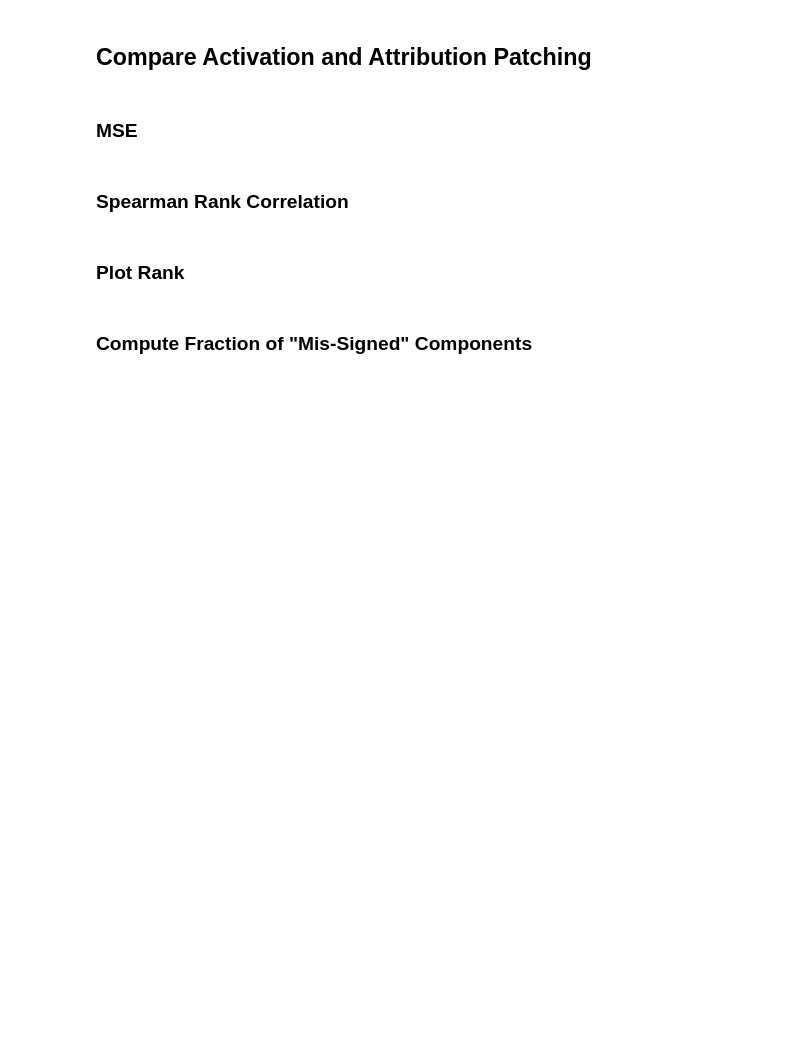
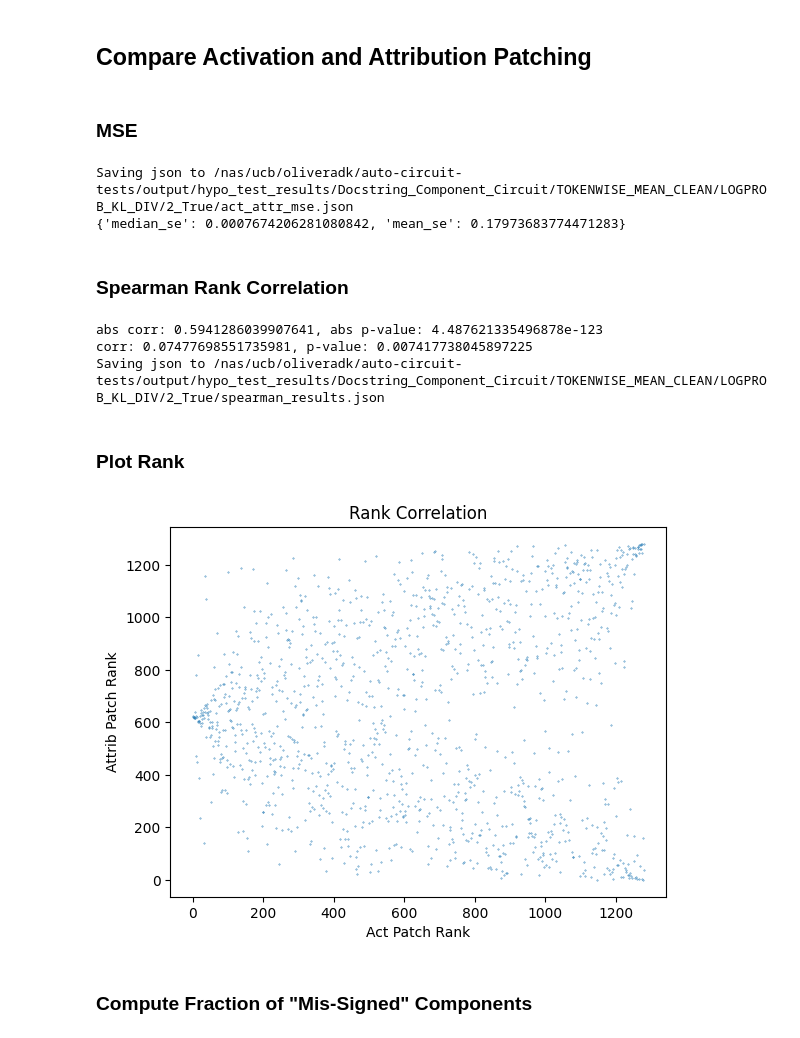
Before and after one commit to reml-lab/auto-circuit-tests, a Jupyter notebook: find_and_test_circuit.ipynb, the cells around one changed output. Drawn from its saved outputs; the diff is of its cells as text; code cells hidden in the pictures; blank space fills up the shorter version.

```diff
--- a/find_and_test_circuit.ipynb
+++ b/find_and_test_circuit.ipynb
@@ -119,15 +119,15 @@ from auto_circuit_tests.utils.utils import get_exp_dir
 from dataclasses import dataclass, field
 @dataclass
 class Config:
-    task: str = "Indirect Object Identification Token Circuit" # check how many edges in component circuit (probably do all but ioi toen)
-    ablation_type: AblationType = AblationType.RESAMPLE
+    task: str = "Docstring Component Circuit" # check how many edges in component circuit (probably do all but ioi toen)
+    ablation_type: AblationType = AblationType.TOKENWISE_MEAN_CLEAN
     grad_func: GradFunc = GradFunc.LOGPROB
     answer_func: AnswerFunc = AnswerFunc.KL_DIV
     eval_grad_func: Optional[GradFunc] = None # TODO: used to evaluate faithfulness
     prune_algo: PruneAlgo = PruneAlgo.ATTR_PATCH
     eval_answer_func: Optional[AnswerFunc] = None
-    ig_samples: Optional[int] = 50
-    layerwise: bool = False
+    ig_samples: Optional[int] = 2
+    layerwise: bool = True
     edge_counts: EdgeCounts = EdgeCounts.LOGARITHMIC
     tao_bases: list[float] = field(default_factory=lambda: [1, 5])
     tao_exps: list[float] = field(default_factory=lambda: list(range(-5, -1)))
@@ -314,6 +308,9 @@ if conf.prune_algo == PruneAlgo.ATTR_PATCH and act_prune_scores is not None:
         }
         save_json(mse_result, ps_dir, mse_result_name)
     print(mse_result)
+# %% [output]
+Saving json to /nas/ucb/oliveradk/auto-circuit-tests/output/hypo_test_results/Docstring_Component_Circuit/TOKENWISE_MEAN_CLEAN/LOGPROB_KL_DIV/2_True/act_attr_mse.json
+{'median_se': 0.0007674206281080842, 'mean_se': 0.17973683774471283}
 # %% [markdown]
 ### Spearman Rank Correlation
 # %%
@@ -331,6 +328,10 @@ if conf.prune_algo == PruneAlgo.ATTR_PATCH and act_prune_scores is not None:
         "p_value": p_value,
     }
     save_json(spearman_results, ps_dir, "spearman_results")
+# %% [output]
+abs corr: 0.5941286039907641, abs p-value: 4.487621335496878e-123
+corr: 0.07477698551735981, p-value: 0.007417738045897225
+Saving json to /nas/ucb/oliveradk/auto-circuit-tests/output/hypo_test_results/Docstring_Component_Circuit/TOKENWISE_MEAN_CLEAN/LOGPROB_KL_DIV/2_True/spearman_results.json
 # %% [markdown]
 ### Plot Rank
 # %%
@@ -341,23 +342,28 @@ if conf.prune_algo == PruneAlgo.ATTR_PATCH and act_prune_scores is not None:
 
     act_prune_scores_0 = (act_prune_scores_flat == 0).cpu()
     act_prune_scores_0_rank = act_prune_scores_rank[act_prune_scores_0]
-    min_0_rank, max_0_rank = act_prune_scores_0_rank.min().item(), act_prune_scores_0_rank.max().item()
+    min_0_rank, max_0_rank = None, None
+    if len(act_prune_scores_0_rank) > 0:
+        min_0_rank, max_0_rank = act_prune_scores_0_rank.min().item(), act_prune_scores_0_rank.max().item()
 # %%
 if conf.prune_algo == PruneAlgo.ATTR_PATCH and act_prune_scores is not None:
     # TODO: plot x=0
     plt.scatter(act_prune_scores_rank, attr_prune_scores_rank, s=0.1)
     # plot min rank, max rank as vertical lines
-    plt.axvline(min_0_rank, color='blue', linestyle='--')
-    plt.axvline(max_0_rank, color='blue', linestyle='--')
-    # shade area between min and max rank
-    plt.axvspan(min_0_rank, max_0_rank, color='lightblue', alpha=0.5)
+    if min_0_rank is not None:
+        plt.axvline(min_0_rank, color='blue', linestyle='--')
+        plt.axvline(max_0_rank, color='blue', linestyle='--')
+        # shade area between min and max rank
+        plt.axvspan(min_0_rank, max_0_rank, color='lightblue', alpha=0.5)
 
     plt.xlabel("Act Patch Rank")
     plt.ylabel("Attrib Patch Rank")
     plt.title("Rank Correlation")
 
     plt.savefig(ps_dir / "rank_corr.png")
-    plt.close()
+    # plt.close()
+# %% [output]
+[figure, added]
 # %%
 # TODO: I think there must be a bug?
 # get rank for scores
```
Also changed, not shown: parts of 4 cells of this notebook, 1 other file.
